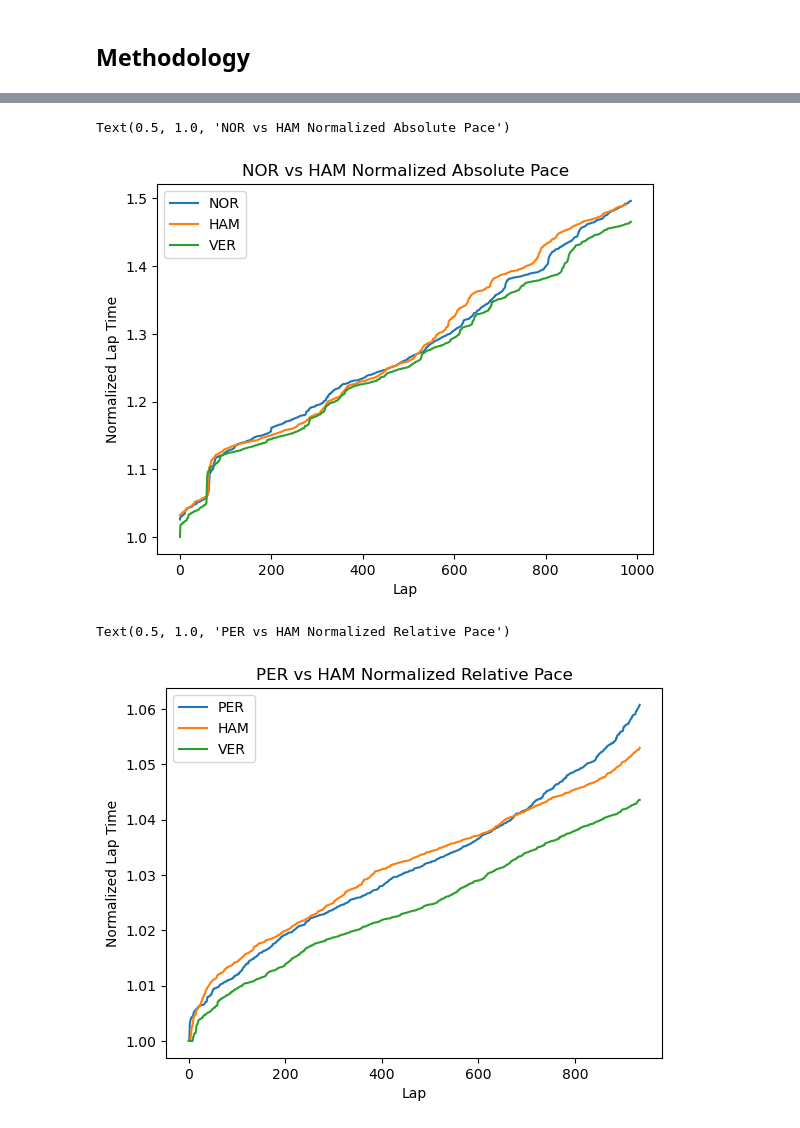
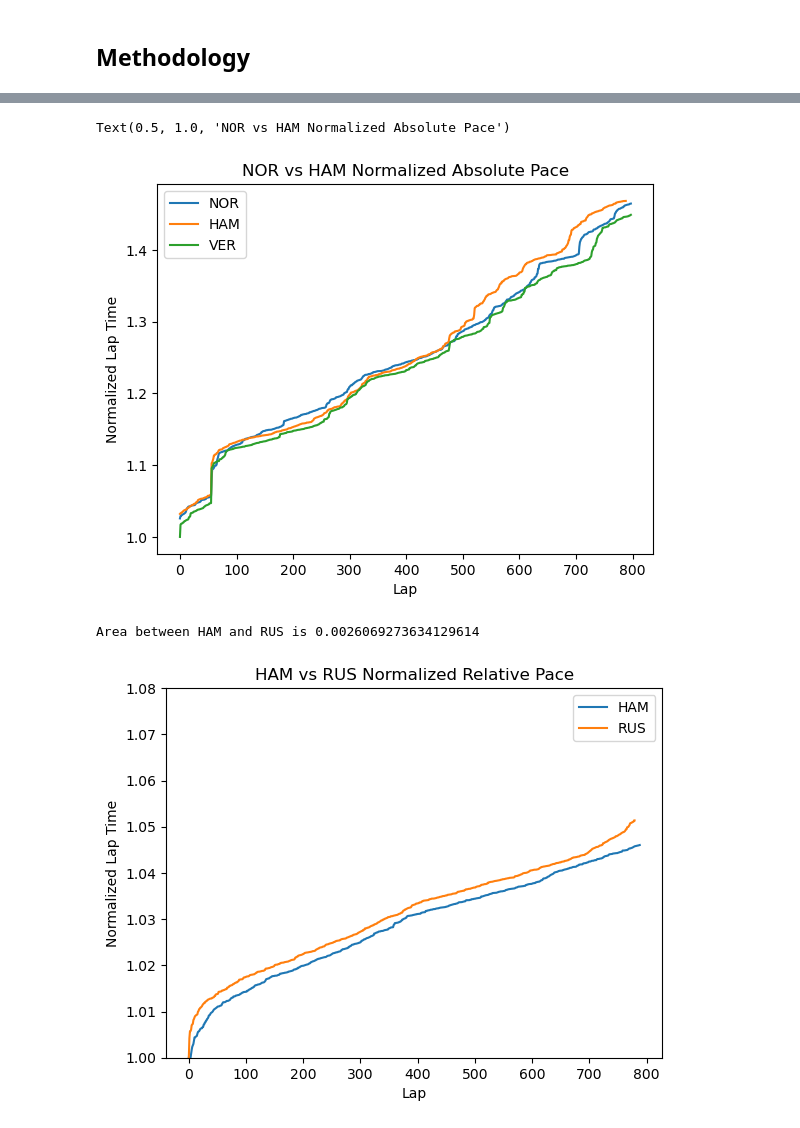
Before and after one commit to ab5525/f1_data_analysis, a Jupyter notebook: all_laps.ipynb, the cells around one changed output, grey strips where cells are left out. Cells and saved outputs as stored; diff of their text form; code cells hidden in the pictures.

Commit message:
area

```diff
--- a/all_laps.ipynb
+++ b/all_laps.ipynb
@@ -21,12 +23,19 @@ def load_all_races(year):
     '''
     load all races for the chosen year. excludes testing
     '''
+
     schedule= fastf1.get_event_schedule(year)[1:]
     allRaces = {}
     for i in schedule['EventName']:
+
         race = fastf1.get_session(year, i, 'R')
-        race.load()
-        allRaces[i] = race.laps
+
+        race.load(laps=True, telemetry=False, weather=True,messages=False)
+        try:
+            allRaces[i] = race.laps
+        except Exception as e:
+            print(f"Failed to load {i}",e)
+            pass
     return allRaces
 
 allRaces = load_all_races(YEAR)
@@ -70,8 +78,12 @@ for k,v in drivers.items():
     allDrivers[k] = pd.Series(v.LapTime.values)
 
 allDriversNorm = pd.DataFrame(columns=drivers.keys())
+at3 = pd.Series()
 for k,v in drivers.items():
     allDriversNorm[k] = pd.Series(v.NormLapTime.values)
+    if k in ['RIC','LAW','DEV']:
+        at3 = at3.append(pd.Series(v.NormLapTime.values))
+allDriversNorm['AT3'] = pd.Series(at3.values)
 
-drivers['VER'].sort_values(by='NormLapTime').head(10)
+drivers['VER'].sort_values(by='NormLapTime').head(5)
 # %% [output]
@@ -93,8 +100,7 @@ allDrivers_norm = allDrivers.copy()
 allDrivers_norm = allDrivers_norm/min_time
 # for c in allDrivers.columns:
 #     allDrivers_norm[c] = allDrivers_norm[c]/min_time
-
-
+allDrivers_norm['AT3'] = allDrivers_norm['LAW']
 
 driver1 = 'NOR'
 driver2 = 'HAM'
@@ -116,47 +122,37 @@ plt.set(xlabel='Lap', ylabel='Normalized Lap Time')
 plt.set_title(f'{driver1} vs {driver2} Normalized Absolute Pace')
 # %% [output]
 Text(0.5, 1.0, 'NOR vs HAM Normalized Absolute Pace')
-[figure, old version]
+[figure, new version]
 # %%
-driver1 = 'PER'
-driver2 = 'HAM'
-driver3 = 'VER'
-
-driver1_norm = allDriversNorm[allDriversNorm[driver1] < allDriversNorm[driver1].quantile(.8)][driver1].sort_values().reset_index(drop=True)
-
-driver2_norm = allDriversNorm[allDriversNorm[driver2] < allDriversNorm[driver2].quantile(.8)][driver2].sort_values().reset_index(drop=True)
-
-diver3_norm = allDriversNorm[allDriversNorm[driver3] < allDriversNorm[driver3].quantile(.8)][driver3].sort_values().reset_index(drop=True)
-
-norm = pd.DataFrame()
-norm[driver1] = driver1_norm
-norm[driver2] = driver2_norm
-norm[driver3] = diver3_norm
-
-plt = sns.lineplot(data=norm,dashes=False)
-plt.set(xlabel='Lap', ylabel='Normalized Lap Time')
-plt.set_title(f'{driver1} vs {driver2} Normalized Relative Pace')
 
 
 def plot_normalized_drivers(df, driver1='PER', driver2='PER', driver3=None):
     '''
     Plot normalized lap times for 3 drivers
     '''
     driver1_norm = df[df[driver1] < df[driver1].quantile(.8)][driver1].sort_values().reset_index(drop=True)
 
     driver2_norm = df[df[driver2] < df[driver2].quantile(.8)][driver2].sort_values().reset_index(drop=True)
 
-
-    diver3_norm = df[df[driver3] < df[driver3].quantile(.8)][driver3].sort_values().reset_index(drop=True)
-
     norm = pd.DataFrame()
     norm[driver1] = driver1_norm
     norm[driver2] = driver2_norm
-    norm[driver3] = diver3_norm
+
+    if driver3:
+        driver3_norm = df[df[driver3] < df[driver3].quantile(.8)][driver3].sort_values().reset_index(drop=True)
+        norm[driver3] = driver3_norm
 
     plt = sns.lineplot(data=norm,dashes=False)
     plt.set(xlabel='Lap', ylabel='Normalized Lap Time')
     plt.set_title(f'{driver1} vs {driver2} Normalized Relative Pace')
+    plt.set_ylim(1.0,1.08)
+
+    length = min(len(driver1_norm), len(driver2_norm))
+
+    area = abs(np.trapz(y=driver1_norm[:length] - driver2_norm[:length]))
+    print(f"Area between {driver1} and {driver2} is {area/length}")
+
+plot_normalized_drivers(allDriversNorm, driver1='HAM', driver2='RUS')
 # %% [output]
-Text(0.5, 1.0, 'PER vs HAM Normalized Relative Pace')
+Area between HAM and RUS is 0.0026069273634129614
-[figure, old version]
+[figure, new version]
```
Also changed, not shown: parts of 8 cells of this notebook, 1 other file.
